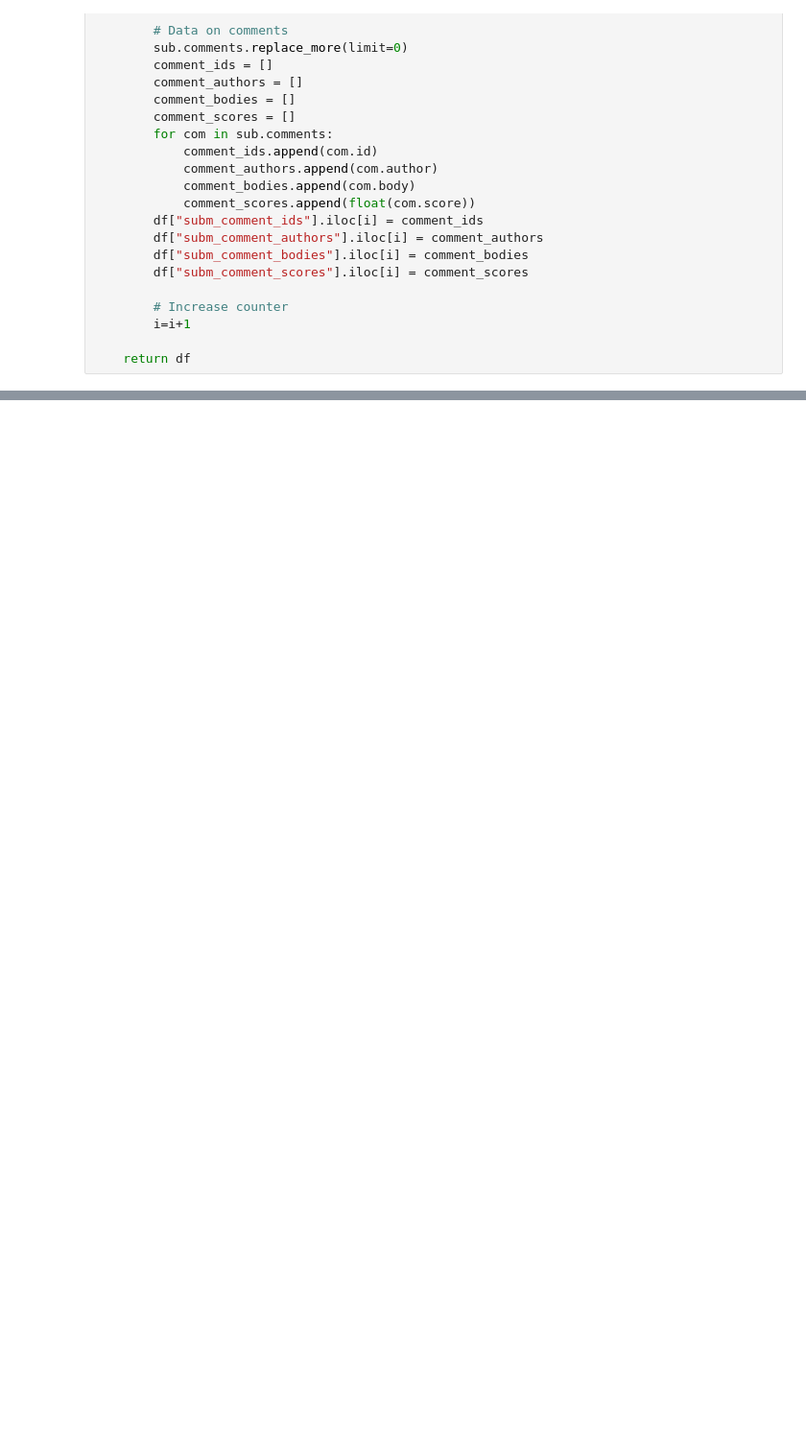
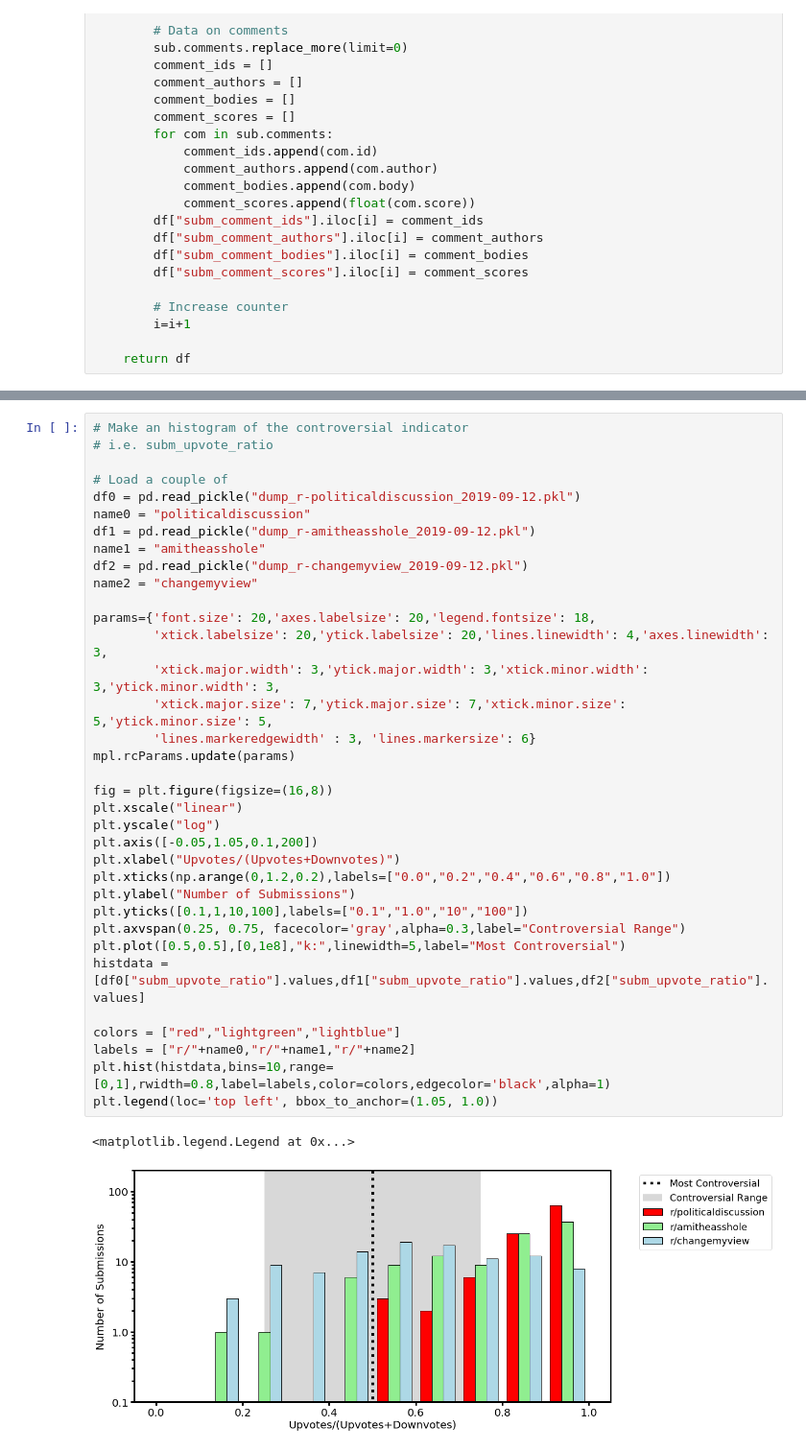
Before and after one commit to dmartizzi/populareddit, a Jupyter notebook: controversit-notebook.ipynb, the cells around one changed output, grey strips where cells are left out. Shown at 96% size. Cells and saved outputs as stored; diff of their text form; blank space fills up the shorter version.

Commit message:
New plots.

```diff
--- a/controversit-notebook.ipynb
+++ b/controversit-notebook.ipynb
@@ -143,0 +145,38 @@ dump_r-politicaldiscussion_2019-09-12_18:02:39.pkl
+# %%
+# Make an histogram of the controversial indicator
+# i.e. subm_upvote_ratio
+
+# Load a couple of
+df0 = pd.read_pickle("dump_r-politicaldiscussion_2019-09-12.pkl")
+name0 = "politicaldiscussion"
+df1 = pd.read_pickle("dump_r-amitheasshole_2019-09-12.pkl")
+name1 = "amitheasshole"
+df2 = pd.read_pickle("dump_r-changemyview_2019-09-12.pkl")
+name2 = "changemyview"
+
+params={'font.size': 20,'axes.labelsize': 20,'legend.fontsize': 18,
+        'xtick.labelsize': 20,'ytick.labelsize': 20,'lines.linewidth': 4,'axes.linewidth': 3,
+        'xtick.major.width': 3,'ytick.major.width': 3,'xtick.minor.width': 3,'ytick.minor.width': 3,
+        'xtick.major.size': 7,'ytick.major.size': 7,'xtick.minor.size': 5,'ytick.minor.size': 5,
+        'lines.markeredgewidth' : 3, 'lines.markersize': 6}
+mpl.rcParams.update(params)
+
+fig = plt.figure(figsize=(16,8))
+plt.xscale("linear")
+plt.yscale("log")
+plt.axis([-0.05,1.05,0.1,200])
+plt.xlabel("Upvotes/(Upvotes+Downvotes)")
+plt.xticks(np.arange(0,1.2,0.2),labels=["0.0","0.2","0.4","0.6","0.8","1.0"])
+plt.ylabel("Number of Submissions")
+plt.yticks([0.1,1,10,100],labels=["0.1","1.0","10","100"])
+plt.axvspan(0.25, 0.75, facecolor='gray',alpha=0.3,label="Controversial Range")
+plt.plot([0.5,0.5],[0,1e8],"k:",linewidth=5,label="Most Controversial")
+histdata = [df0["subm_upvote_ratio"].values,df1["subm_upvote_ratio"].values,df2["subm_upvote_ratio"].values]
+
+colors = ["red","lightgreen","lightblue"]
+labels = ["r/"+name0,"r/"+name1,"r/"+name2]
+plt.hist(histdata,bins=10,range=[0,1],rwidth=0.8,label=labels,color=colors,edgecolor='black',alpha=1)
+plt.legend(loc='top left', bbox_to_anchor=(1.05, 1.0))
+# %% [output]
+<matplotlib.legend.Legend at 0x...>
+[figure, added]
```
Also changed, not shown: parts of 5 cells of this notebook.
